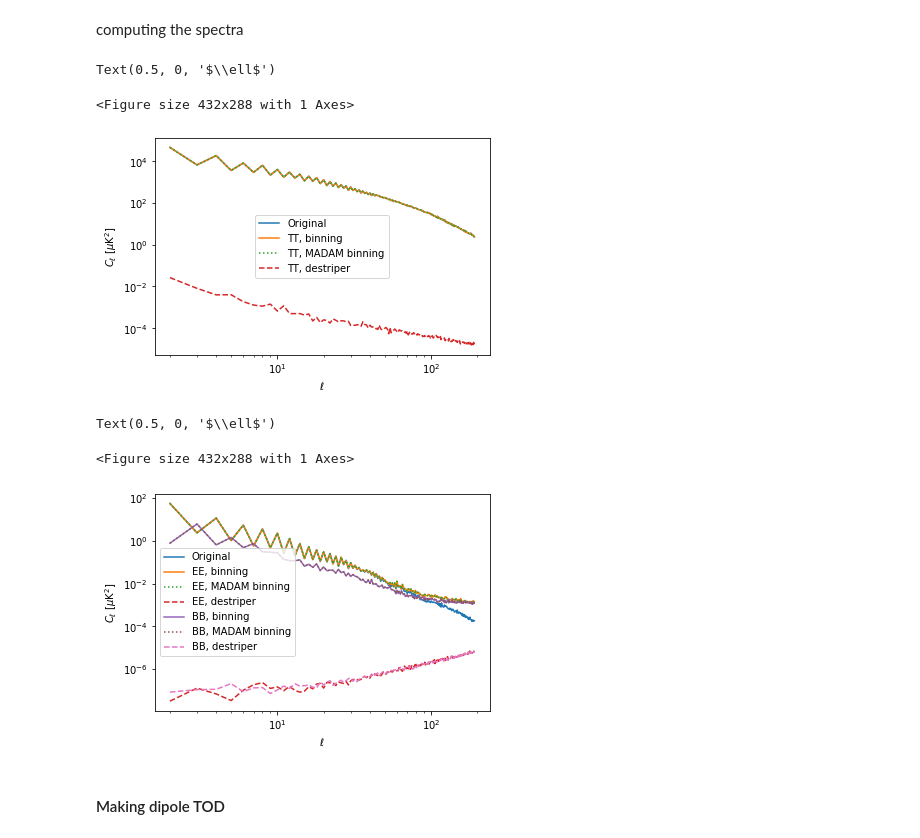
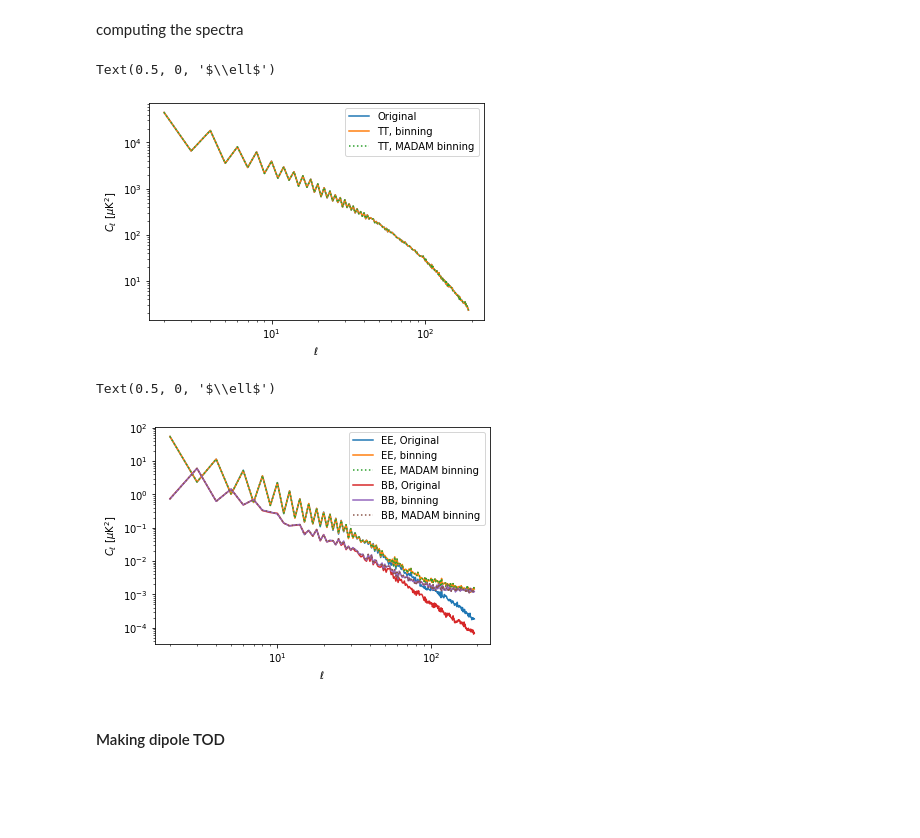
Before and after one commit to litebird/litebird_sim, a Jupyter notebook: notebooks/litebird_sim_example.ipynb, the cells around one changed output. Saved outputs shown, nothing was run; the diff lists cells and outputs as text; code cells hidden in the pictures; blank space fills up the shorter version.

Commit message:
removed destriper examples (not working) from the notebook

```diff
--- a/notebooks/litebird_sim_example.ipynb
+++ b/notebooks/litebird_sim_example.ipynb
@@ -302,7 +295,7 @@ param_noise_madam = lbs.DestriperParameters(
     baseline_length=100,  # Since each sample lasts 1s, we are using a baseline of length 100 s
     return_hit_map=True,
     return_binned_map=True,
-    return_destriped_map=True,
+    return_destriped_map=False,
     coordinate_system=lbs.coordinates.CoordinateSystem.Galactic,
     iter_max=10,
 )
@@ -405,33 +357,29 @@ plt.loglog(ell[2:], cl_map_noise_bin[0, 2:] * 1e12, label="TT, binning")
 plt.loglog(
     ell[2:], cl_map_noise_madam_bin[0, 2:] * 1e12, label="TT, MADAM binning", ls=":"
 )
-plt.loglog(ell[2:], cl_map_noise_destr[0, 2:] * 1e12, label="TT, destriper", ls="--")
 plt.legend()
 plt.ylabel(r"$C_{\ell}$ [$\mu$K$^2$]")
 plt.xlabel(r"$\ell$")
 # %% [output]
 Text(0.5, 0, '$\\ell$')
-<Figure size 432x288 with 1 Axes>
-[figure, old version]
+[figure, new version]
 # %%
-plt.loglog(ell[2:], cl_map_original[1, 2:] * 1e12, label="Original")
+plt.loglog(ell[2:], cl_map_original[1, 2:] * 1e12, label="EE, Original")
 plt.loglog(ell[2:], cl_map_noise_bin[1, 2:] * 1e12, label="EE, binning")
 plt.loglog(
     ell[2:], cl_map_noise_madam_bin[1, 2:] * 1e12, label="EE, MADAM binning", ls=":"
 )
-plt.loglog(ell[2:], cl_map_noise_destr[1, 2:] * 1e12, label="EE, destriper", ls="--")
+plt.loglog(ell[2:], cl_map_original[2, 2:] * 1e12, label="BB, Original")
 plt.loglog(ell[2:], cl_map_noise_bin[2, 2:] * 1e12, label="BB, binning")
 plt.loglog(
     ell[2:], cl_map_noise_madam_bin[2, 2:] * 1e12, label="BB, MADAM binning", ls=":"
 )
-plt.loglog(ell[2:], cl_map_noise_destr[2, 2:] * 1e12, label="BB, destriper", ls="--")
 plt.legend()
 plt.ylabel(r"$C_{\ell}$ [$\mu$K$^2$]")
 plt.xlabel(r"$\ell$")
 # %% [output]
 Text(0.5, 0, '$\\ell$')
-<Figure size 432x288 with 1 Axes>
-[figure, old version]
+[figure, new version]
 # %% [markdown]
 #### Making dipole TOD
 # %%
```
Also changed, not shown: parts of 18 cells of this notebook.
